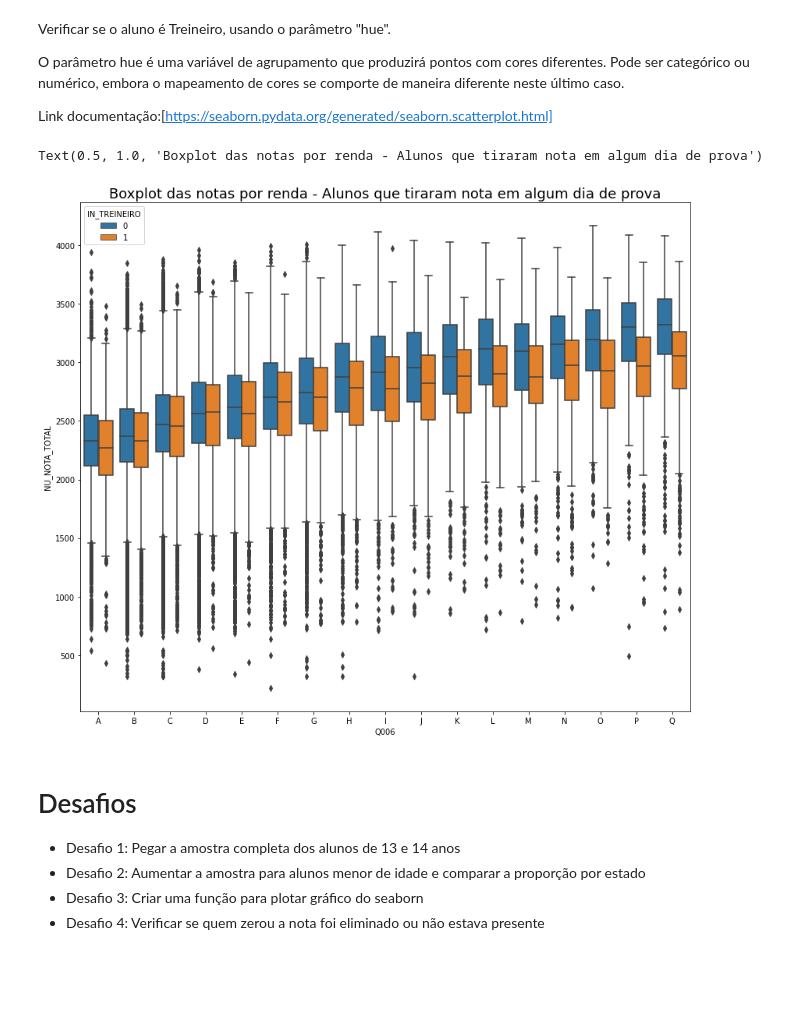
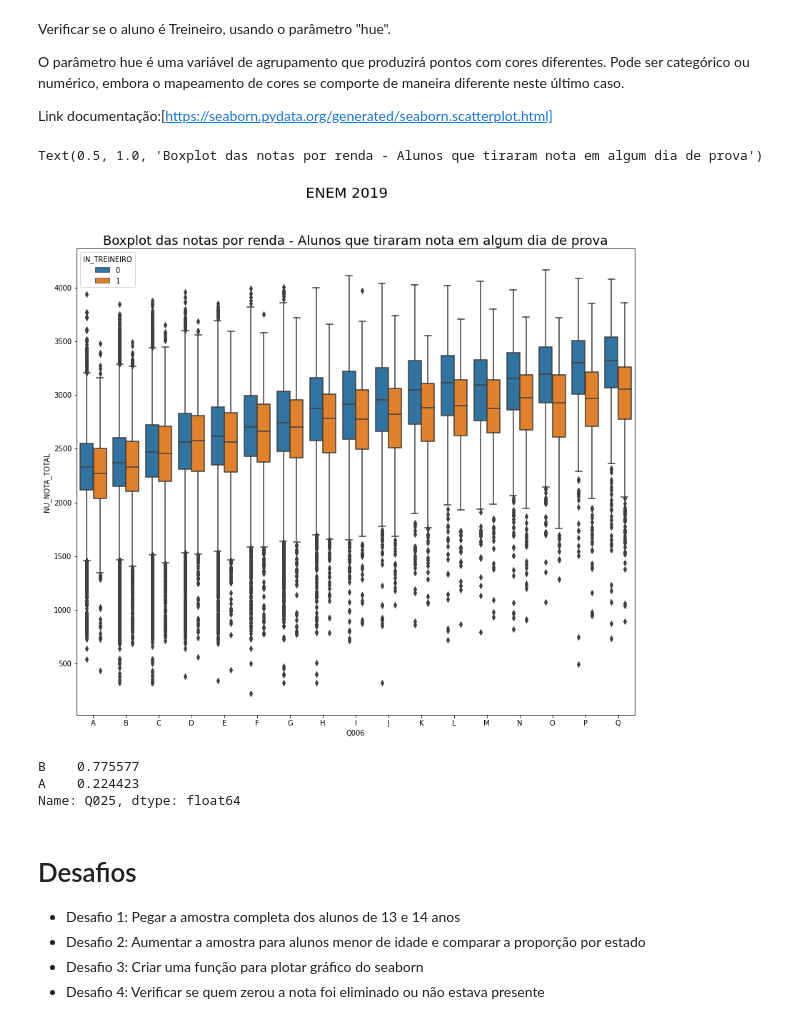
Before and after one commit to renatotvs/-imersao-dados-Alura, a Jupyter notebook: aula02_imersao_dados_analise_exploratoria.ipynb, the cells around one changed output. Cells and saved outputs as stored; diff of their text form; code cells hidden in the pictures; blank space fills up the shorter version.

```diff
--- a/aula02_imersao_dados_analise_exploratoria.ipynb
+++ b/aula02_imersao_dados_analise_exploratoria.ipynb
@@ -131,14 +134,22 @@ Link documentação:[https://seaborn.pydata.org/generated/seaborn.scatterplot.ht
 # %%
 plt.figure(figsize=(14,12))
 
 sns.boxplot(x='Q006', y='NU_NOTA_TOTAL', data=dados_sem_nota_zero,
             order=renda_ordenada,
             hue='IN_TREINEIRO')
-
+plt.suptitle("ENEM 2019", fontsize=20)
 plt.title("Boxplot das notas por renda - Alunos que tiraram nota em algum dia de prova", fontsize=18)
 # %% [output]
 Text(0.5, 1.0, 'Boxplot das notas por renda - Alunos que tiraram nota em algum dia de prova')
-[figure, old version]
+[figure, new version]
+# %%
+#Q025 - saber dos candidatos quem possuí ou não possuí internet na residência
+#usando normalize
+dados['Q025'].value_counts(normalize=True)
+# %% [output]
+B    0.775577
+A    0.224423
+Name: Q025, dtype: float64
 # %% [markdown]
 # Desafios
 
```
Also changed, not shown: parts of 11 cells of this notebook.
